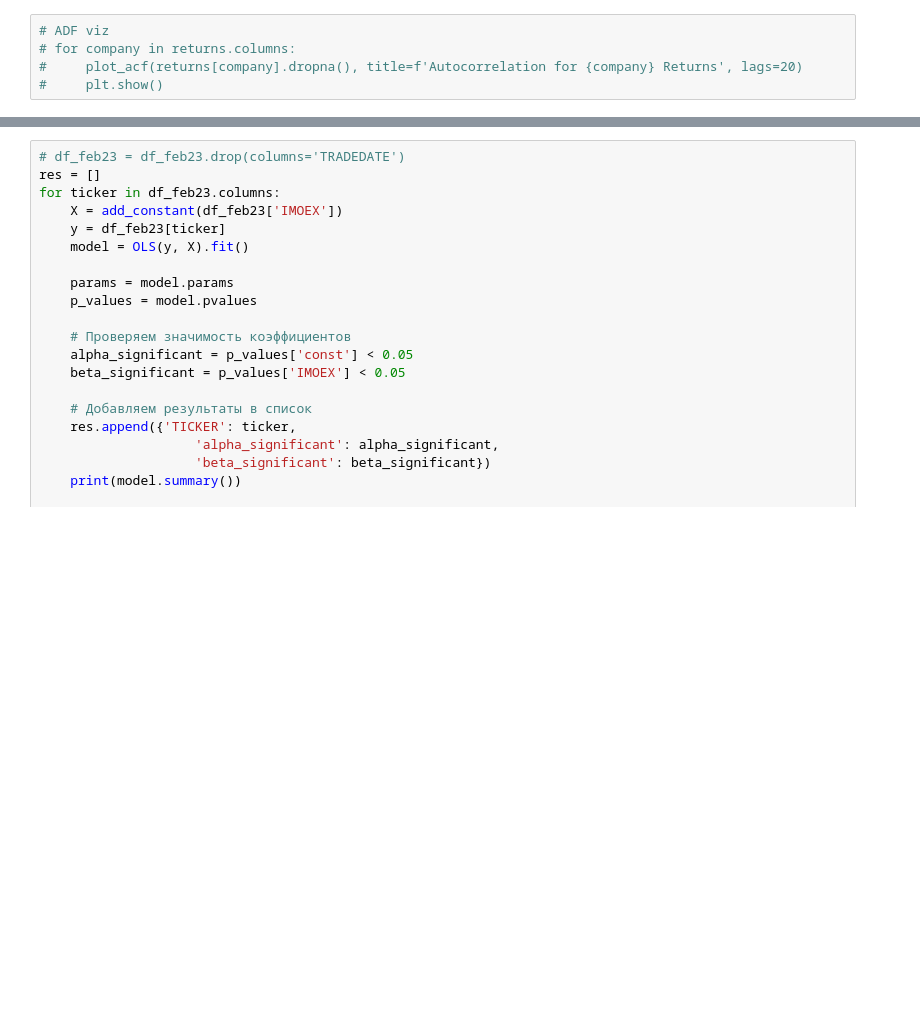
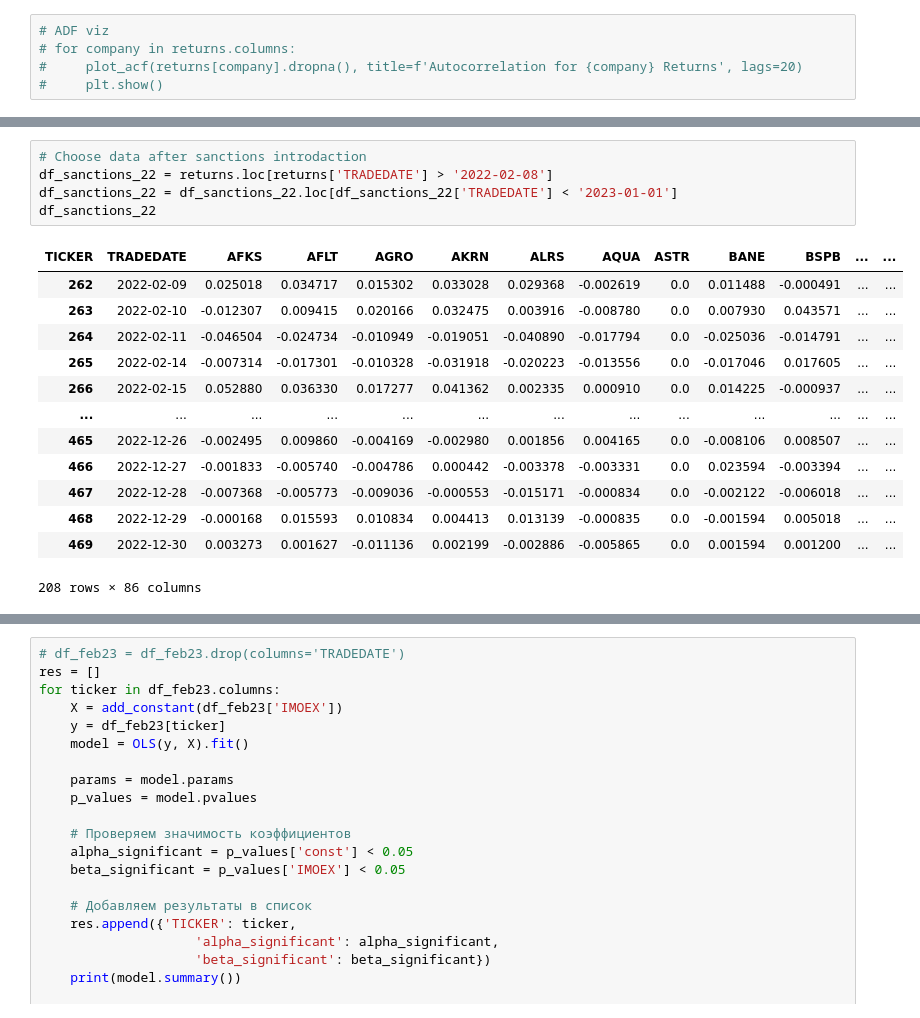
Before and after one commit to someawesomee/Event-study, a Jupyter notebook: analytics.ipynb, the cells around one changed output, grey strips where cells are left out. Drawn from its saved outputs; the diff is of its cells as text; blank space fills up the shorter version.

```diff
--- a/analytics.ipynb
+++ b/analytics.ipynb
@@ -743,3 +363,22 @@ Beta for AFLT stock is = 0.75601 and alpha is = -0.00127
 | 83 | WUSH | 0.00000 | 0.00000 |
 | 84 | YNDX | 0.75601 | -0.00127 |
 85 rows × 3 columns
+# %%
+# Choose data after sanctions introdaction
+df_sanctions_22 = returns.loc[returns['TRADEDATE'] > '2022-02-08']
+df_sanctions_22 = df_sanctions_22.loc[df_sanctions_22['TRADEDATE'] < '2023-01-01']
+df_sanctions_22
+# %% [output]
+| TICKER | TRADEDATE | AFKS | AFLT | AGRO | AKRN | ALRS | AQUA | ASTR | BANE | BSPB | ... | ... |
+| 262 | 2022-02-09 | 0.025018 | 0.034717 | 0.015302 | 0.033028 | 0.029368 | -0.002619 | 0.0 | 0.011488 | -0.000491 | ... | ... |
+| 263 | 2022-02-10 | -0.012307 | 0.009415 | 0.020166 | 0.032475 | 0.003916 | -0.008780 | 0.0 | 0.007930 | 0.043571 | ... | ... |
+| 264 | 2022-02-11 | -0.046504 | -0.024734 | -0.010949 | -0.019051 | -0.040890 | -0.017794 | 0.0 | -0.025036 | -0.014791 | ... | ... |
+| 265 | 2022-02-14 | -0.007314 | -0.017301 | -0.010328 | -0.031918 | -0.020223 | -0.013556 | 0.0 | -0.017046 | 0.017605 | ... | ... |
+| 266 | 2022-02-15 | 0.052880 | 0.036330 | 0.017277 | 0.041362 | 0.002335 | 0.000910 | 0.0 | 0.014225 | -0.000937 | ... | ... |
+| ... | ... | ... | ... | ... | ... | ... | ... | ... | ... | ... | ... | ... |
+| 465 | 2022-12-26 | -0.002495 | 0.009860 | -0.004169 | -0.002980 | 0.001856 | 0.004165 | 0.0 | -0.008106 | 0.008507 | ... | ... |
+| 466 | 2022-12-27 | -0.001833 | -0.005740 | -0.004786 | 0.000442 | -0.003378 | -0.003331 | 0.0 | 0.023594 | -0.003394 | ... | ... |
+| 467 | 2022-12-28 | -0.007368 | -0.005773 | -0.009036 | -0.000553 | -0.015171 | -0.000834 | 0.0 | -0.002122 | -0.006018 | ... | ... |
+| 468 | 2022-12-29 | -0.000168 | 0.015593 | 0.010834 | 0.004413 | 0.013139 | -0.000835 | 0.0 | -0.001594 | 0.005018 | ... | ... |
+| 469 | 2022-12-30 | 0.003273 | 0.001627 | -0.011136 | 0.002199 | -0.002886 | -0.005865 | 0.0 | 0.001594 | 0.001200 | ... | ... |
+208 rows × 86 columns
```
Also changed, not shown: parts of 65 cells of this notebook.
